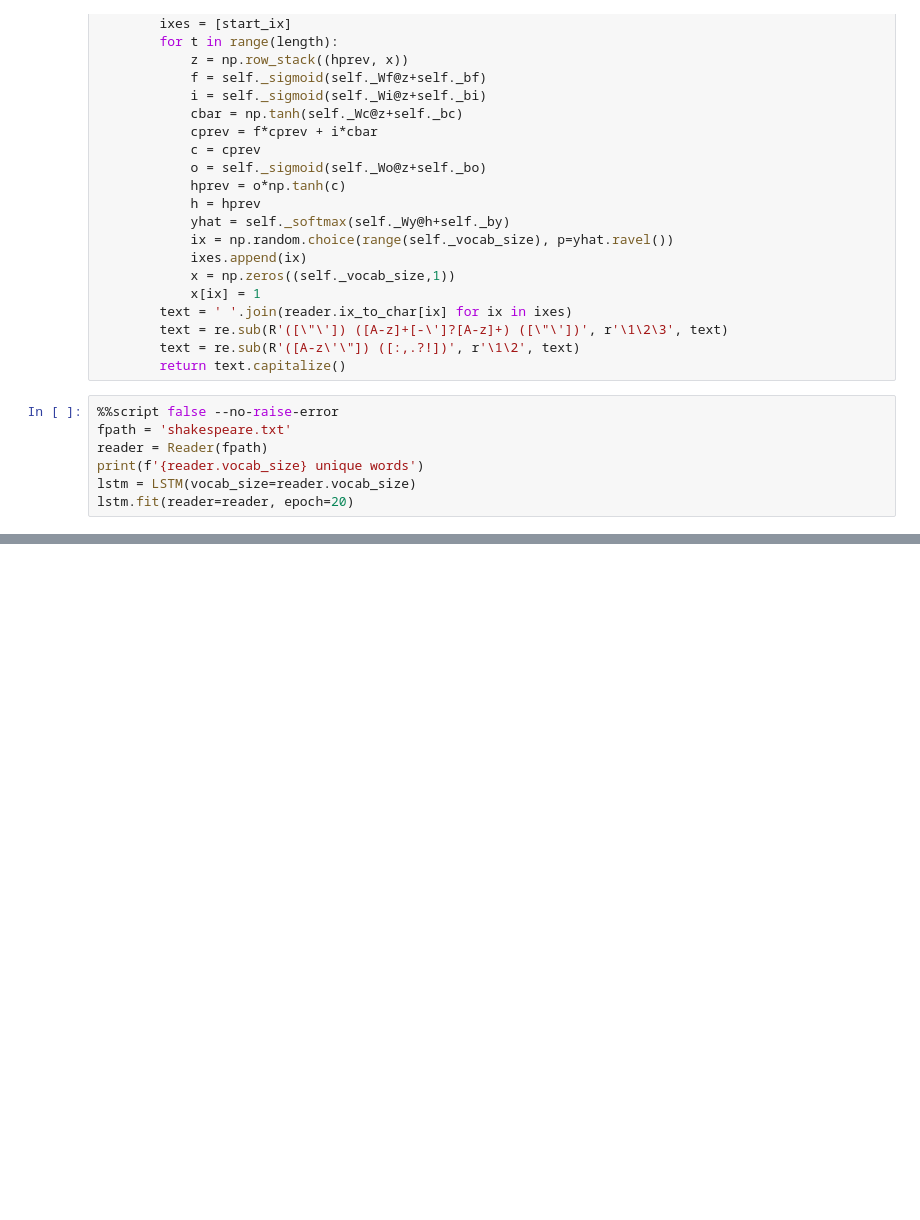
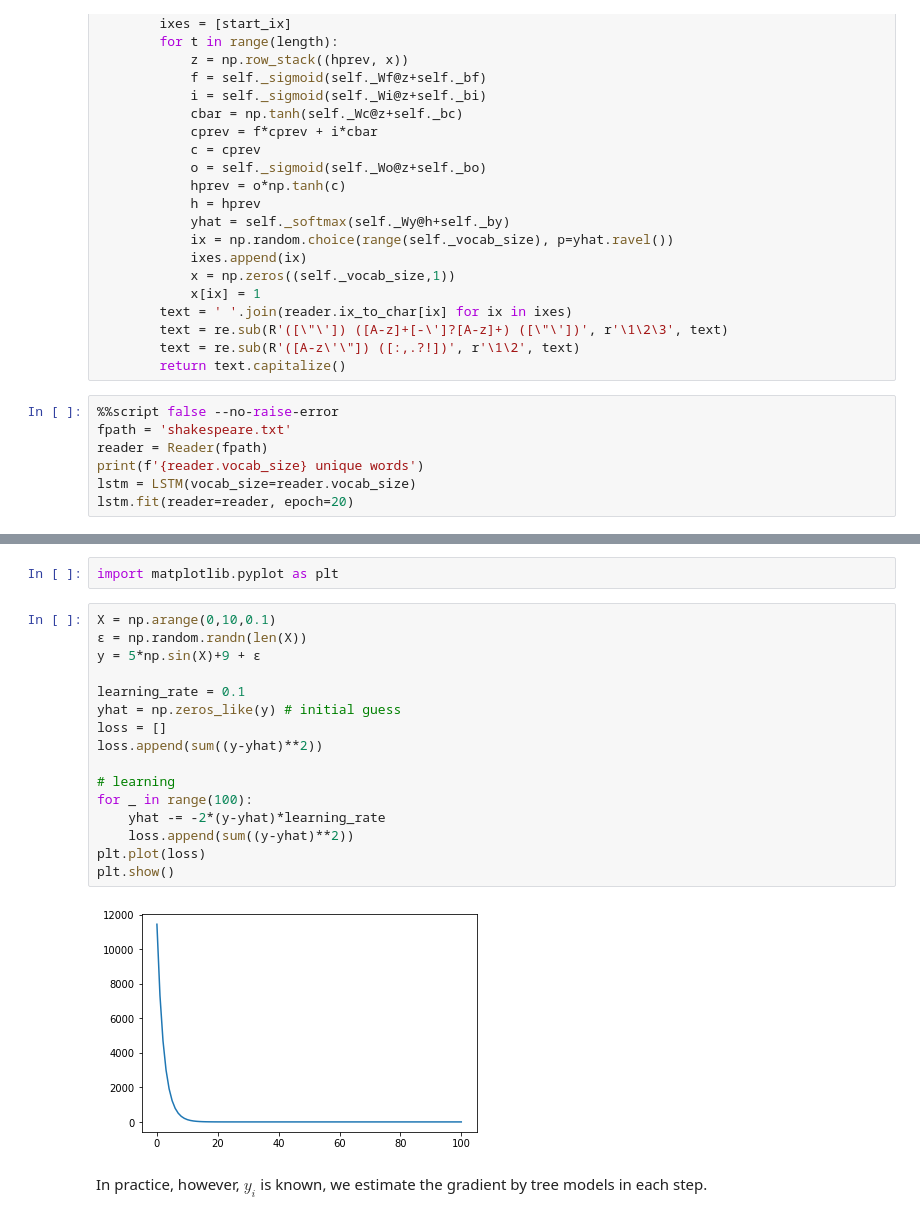
Before and after one commit to JesseChiang/Interview, a Jupyter notebook: Machine Learning.ipynb, the cells around one changed output, grey strips where cells are left out. Saved outputs shown, nothing was run; the diff lists cells and outputs as text; blank space fills up the shorter version.

```diff
--- a/Machine Learning.ipynb
+++ b/Machine Learning.ipynb
@@ -324,0 +346,22 @@ lstm.fit(reader=reader, epoch=20)
+# %%
+import matplotlib.pyplot as plt
+# %%
+X = np.arange(0,10,0.1)
+ε = np.random.randn(len(X))
+y = 5*np.sin(X)+9 + ε
+
+learning_rate = 0.1
+yhat = np.zeros_like(y) # initial guess
+loss = []
+loss.append(sum((y-yhat)**2))
+
+# learning
+for _ in range(100):
+    yhat -= -2*(y-yhat)*learning_rate
+    loss.append(sum((y-yhat)**2))
+plt.plot(loss)
+plt.show()
+# %% [output]
+[figure, added]
+# %% [markdown]
+In practice, however, $y_i$ is known, we estimate the gradient by tree models in each step.
```
Also changed, not shown: parts of 11 cells of this notebook.
